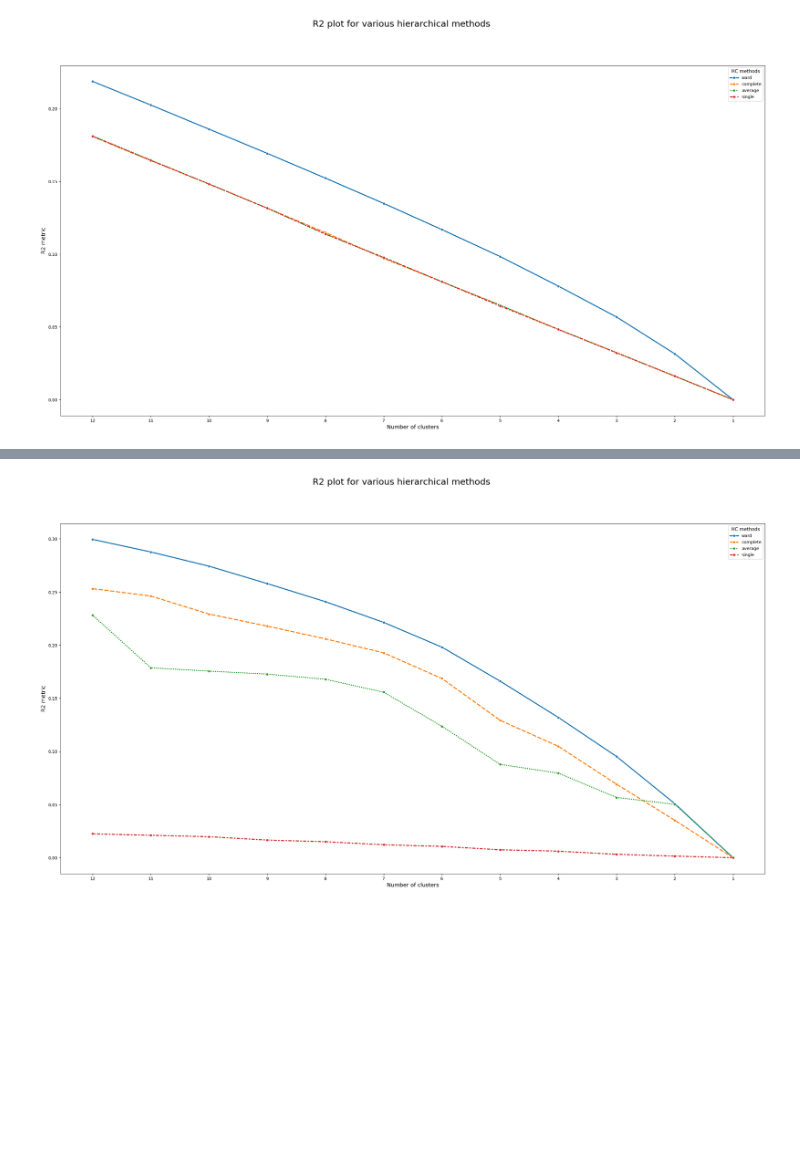
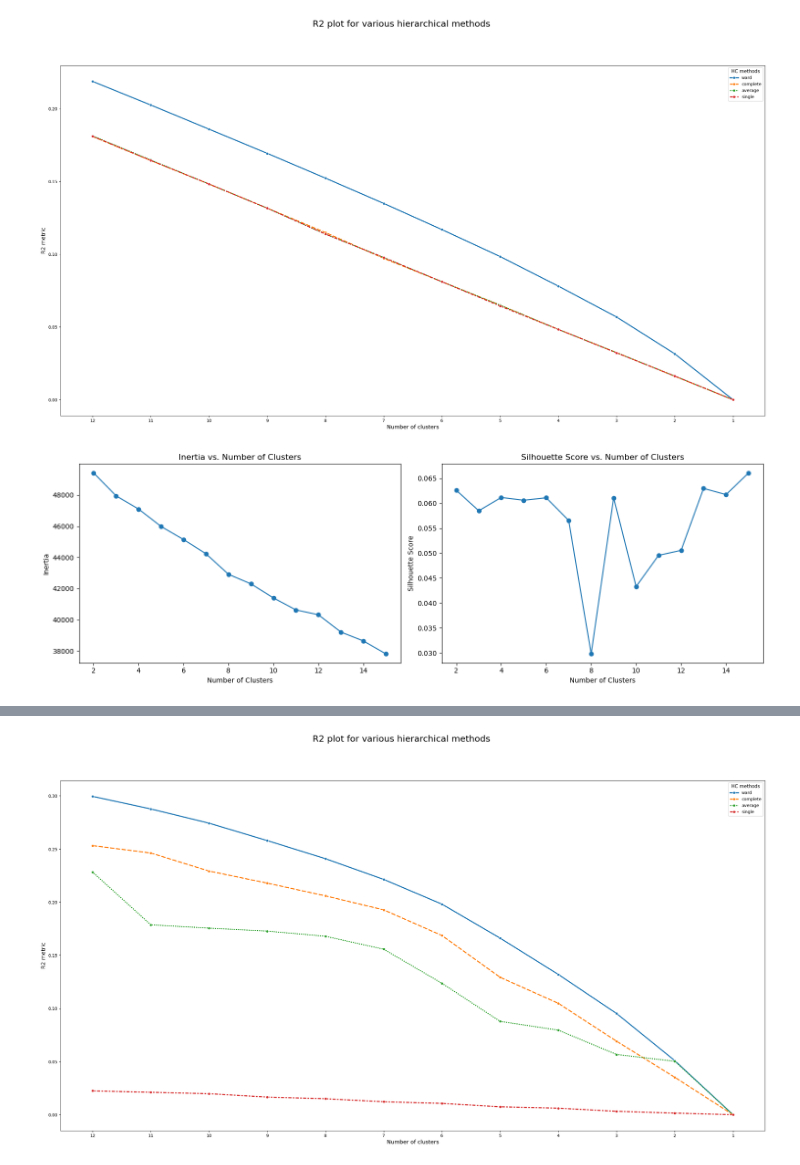
Before and after one commit to Pinky-Tie/reasons_for_absenteeism, a Jupyter notebook: code/segmentation.ipynb, the cells around one changed output, grey strips where cells are left out. Drawn from its saved outputs; the diff is of its cells as text; code cells hidden in the pictures; blank space fills up the shorter version.

```diff
--- a/code/segmentation.ipynb
+++ b/code/segmentation.ipynb
@@ -122,3 +130,7 @@ compare_cluster_solutions(worker, 'no_kmeans6', 'no_kmeans8')
 plot_r2_hc(worker_st_scl, max_nclus=12)
 # %% [output]
 [figure]
+# %%
+visualize_inertia_silhouette(worker_st_scl)
+# %% [output]
+[figure, added]
```
Also changed, not shown: parts of 12 cells of this notebook.
